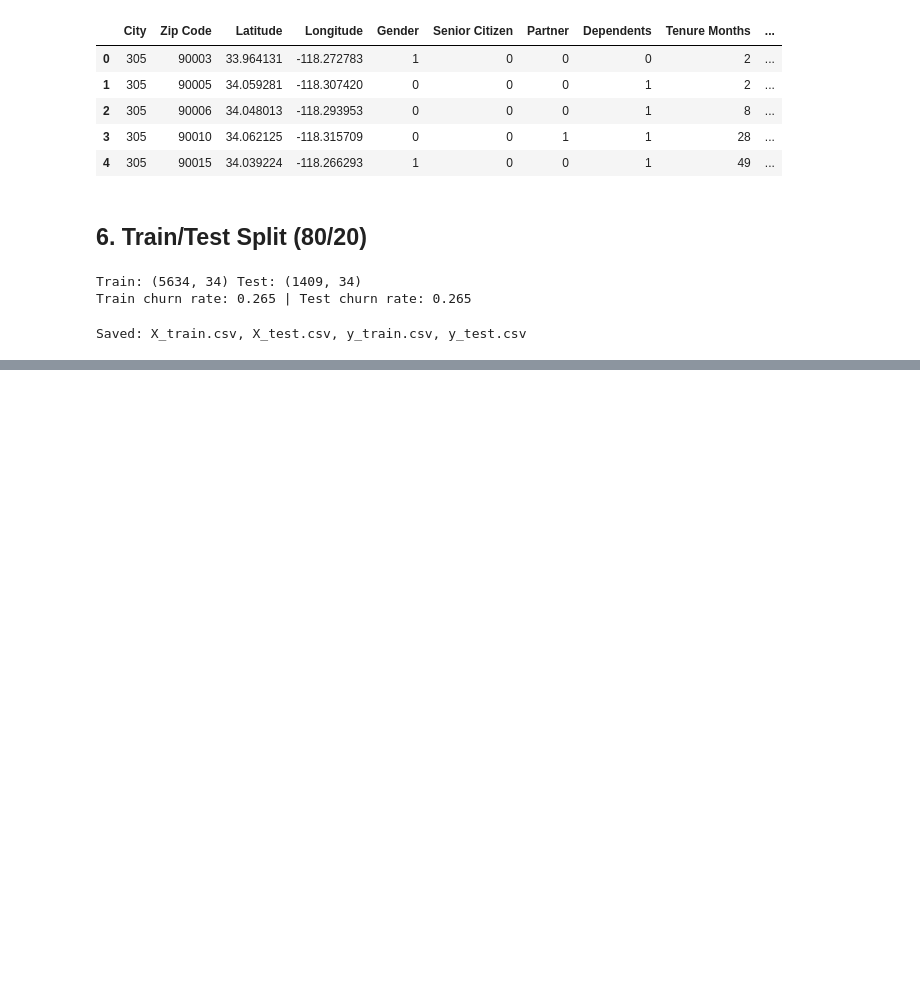
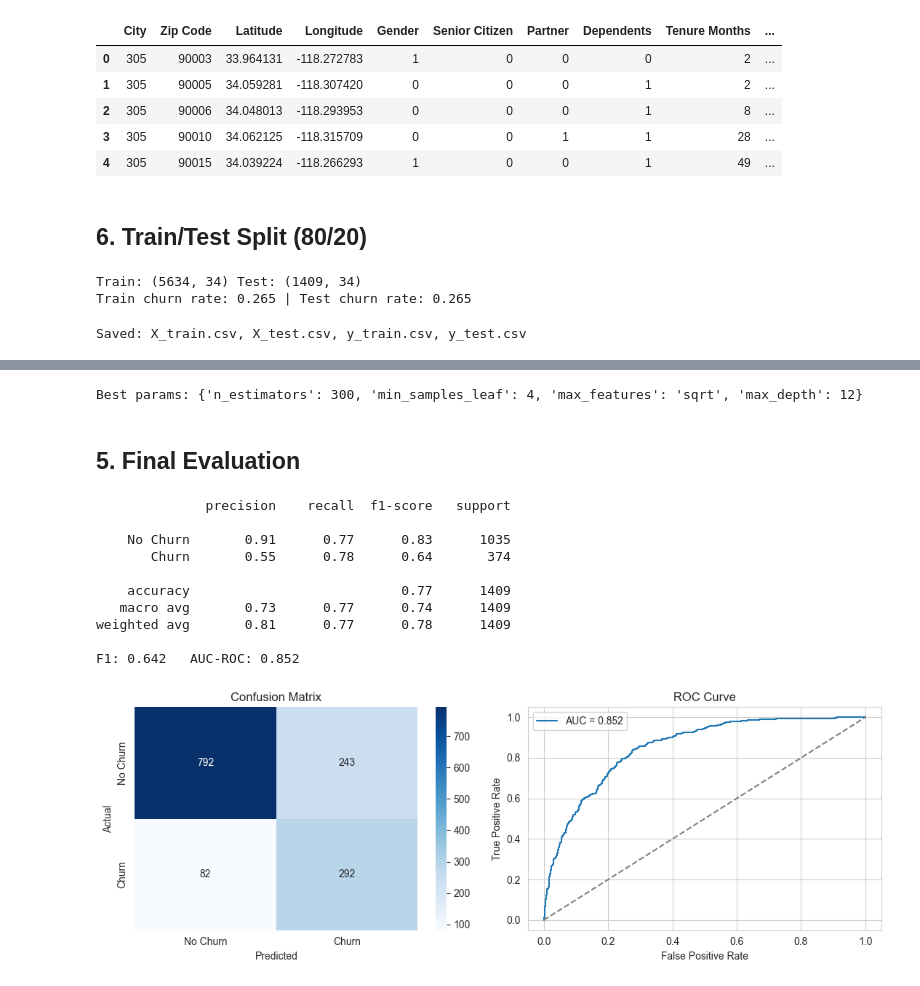
Before and after one commit to Khuld13/customer-churn-prediction, a Jupyter notebook: churn.ipynb, the cells around one changed output, grey strips where cells are left out. Cells and saved outputs as stored; diff of their text form; code cells hidden in the pictures; blank space fills up the shorter version.

```diff
--- a/churn.ipynb
+++ b/churn.ipynb
@@ -236,0 +365,58 @@ Saved: X_train.csv, X_test.csv, y_train.csv, y_test.csv
+# %%
+param_grid = {
+    "n_estimators": [200, 300, 400, 500],
+    "max_depth": [8, 12, 16, None],
+    "min_samples_leaf": [1, 2, 4],
+    "max_features": ["sqrt", "log2"],
+}
+
+search = RandomizedSearchCV(
+    RandomForestClassifier(class_weight="balanced", random_state=RANDOM_STATE, n_jobs=-1),
+    param_distributions=param_grid, n_iter=15, scoring="f1", cv=5,
+    random_state=RANDOM_STATE, n_jobs=-1,
+)
+search.fit(X_train, y_train)
+
+best_model = search.best_estimator_
+print("Best params:", search.best_params_)
+# %% [output]
+Best params: {'n_estimators': 300, 'min_samples_leaf': 4, 'max_features': 'sqrt', 'max_depth': 12}
+# %% [markdown]
+## 5. Final Evaluation
+# %%
+y_pred = best_model.predict(X_test)
+y_proba = best_model.predict_proba(X_test)[:, 1]
+
+print(classification_report(y_test, y_pred, target_names=["No Churn", "Churn"]))
+print(f"F1: {f1_score(y_test, y_pred):.3f}   AUC-ROC: {roc_auc_score(y_test, y_proba):.3f}")
+
+fig, axes = plt.subplots(1, 2, figsize=(11, 4))
+
+sns.heatmap(confusion_matrix(y_test, y_pred), annot=True, fmt="d", cmap="Blues",
+            xticklabels=["No Churn", "Churn"], yticklabels=["No Churn", "Churn"], ax=axes[0])
+axes[0].set_title("Confusion Matrix")
+axes[0].set_xlabel("Predicted")
+axes[0].set_ylabel("Actual")
+
+fpr, tpr, _ = roc_curve(y_test, y_proba)
+axes[1].plot(fpr, tpr, label=f"AUC = {roc_auc_score(y_test, y_proba):.3f}")
+axes[1].plot([0, 1], [0, 1], "--", color="gray")
+axes[1].set_title("ROC Curve")
+axes[1].set_xlabel("False Positive Rate")
+axes[1].set_ylabel("True Positive Rate")
+axes[1].legend()
+
+plt.tight_layout()
+plt.show()
+# %% [output]
+              precision    recall  f1-score   support
+
+    No Churn       0.91      0.77      0.83      1035
+       Churn       0.55      0.78      0.64       374
+
+    accuracy                           0.77      1409
+   macro avg       0.73      0.77      0.74      1409
+weighted avg       0.81      0.77      0.78      1409
+
+F1: 0.642   AUC-ROC: 0.852
+[figure, added]
```
Also changed, not shown: parts of 23 cells of this notebook, 1 other file.
